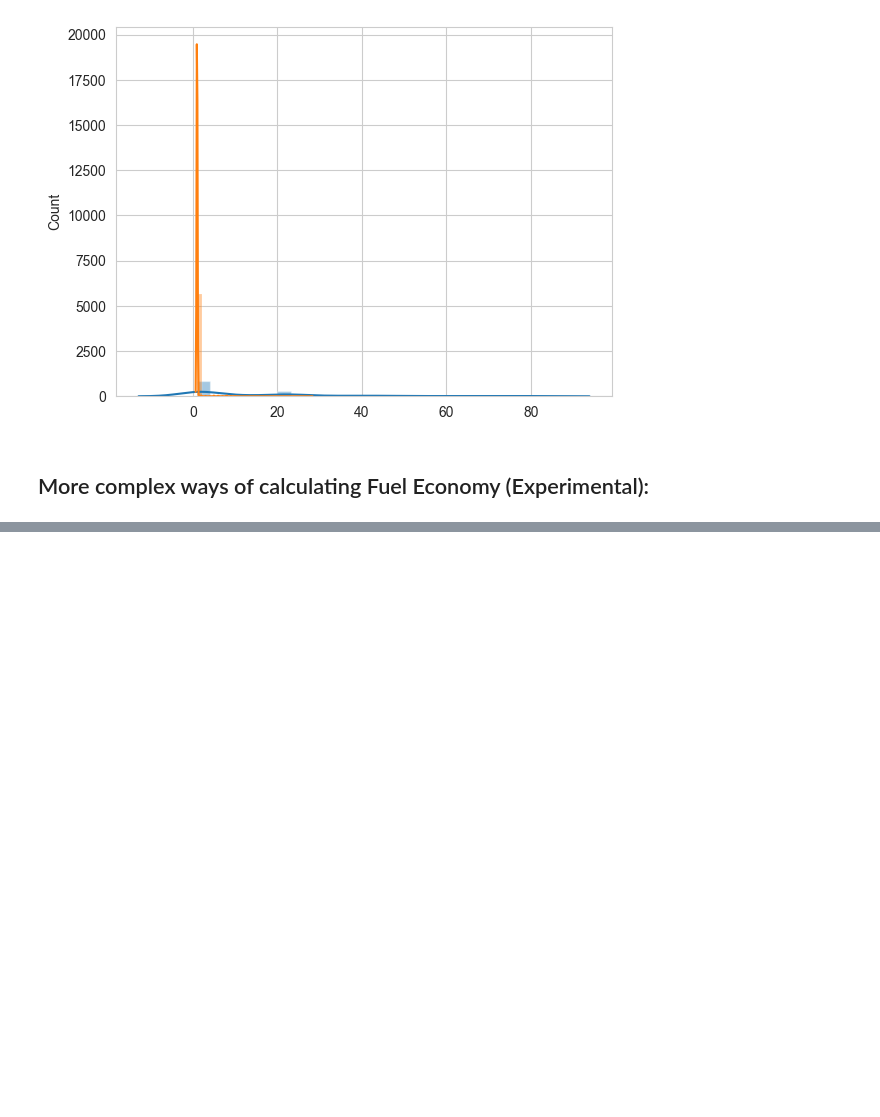
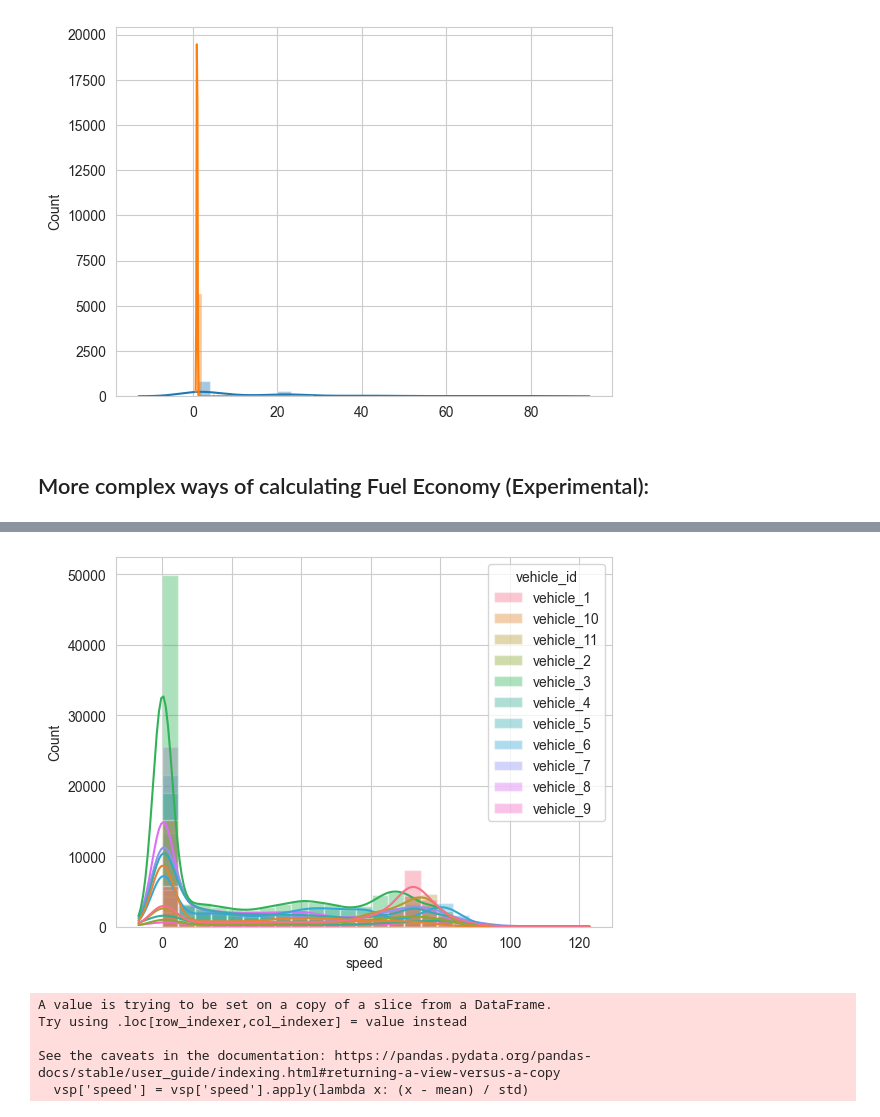
Before and after one commit to Yug-Oswal/Motorq-VIT-2024-DS-Assignment-Yug-D-Oswal, a Jupyter notebook: Motorq-ProblemStatement.ipynb, the cells around one changed output, grey strips where cells are left out. Saved outputs shown, nothing was run; the diff lists cells and outputs as text; code cells hidden in the pictures; blank space fills up the shorter version.

```diff
--- a/Motorq-ProblemStatement.ipynb
+++ b/Motorq-ProblemStatement.ipynb
@@ -697,0 +995,18 @@ Name: timestamp, Length: 506, dtype: datetime64[ns, UTC]
+# %%
+sns.set_style("whitegrid")
+# sns.histplot(final_tm, x='odometer', kde=True, kde_kws=dict(cut=3), hue='vehicle_id', bins=25, alpha=.4, edgecolor=(1, 1, 1, .4))
+sns.histplot(final_tm, x='speed', kde=True, kde_kws=dict(cut=3), hue='vehicle_id', bins=25, alpha=.4, edgecolor=(1, 1, 1, .4))
+plt.show()
+# %% [output]
+[figure, added]
+# %%
+vsp = final_tm.loc[~np.isnan(final_tm['speed']) & (final_tm['vehicle_id'] == 'vehicle_3'), :]
+mean = np.mean(vsp['speed'])
+std = np.std(vsp['speed'])
+vsp['speed'] = vsp['speed'].apply(lambda x: (x - mean) / std)
+# %% [output]
+A value is trying to be set on a copy of a slice from a DataFrame.
+Try using .loc[row_indexer,col_indexer] = value instead
+
+See the caveats in the documentation: https://pandas.pydata.org/pandas-docs/stable/user_guide/indexing.html#returning-a-view-versus-a-copy
+  vsp['speed'] = vsp['speed'].apply(lambda x: (x - mean) / std)
```
Also changed, not shown: parts of 18 cells of this notebook.
